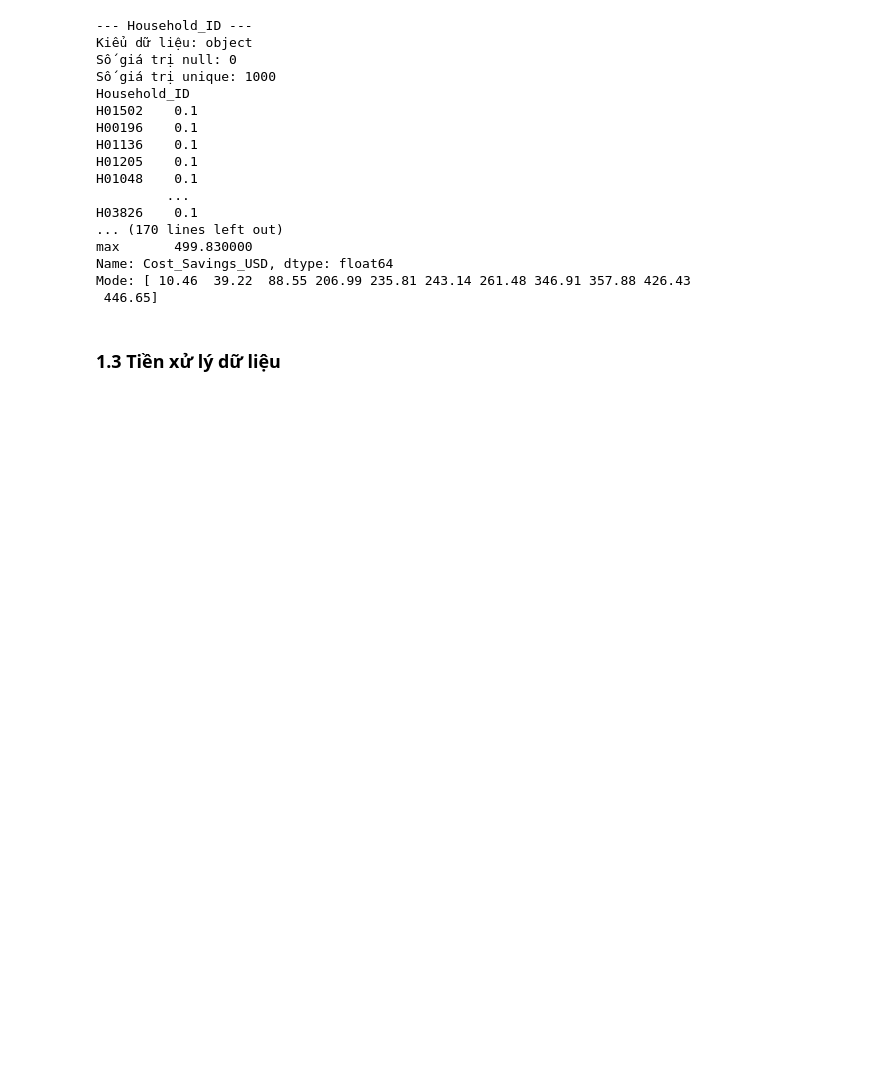
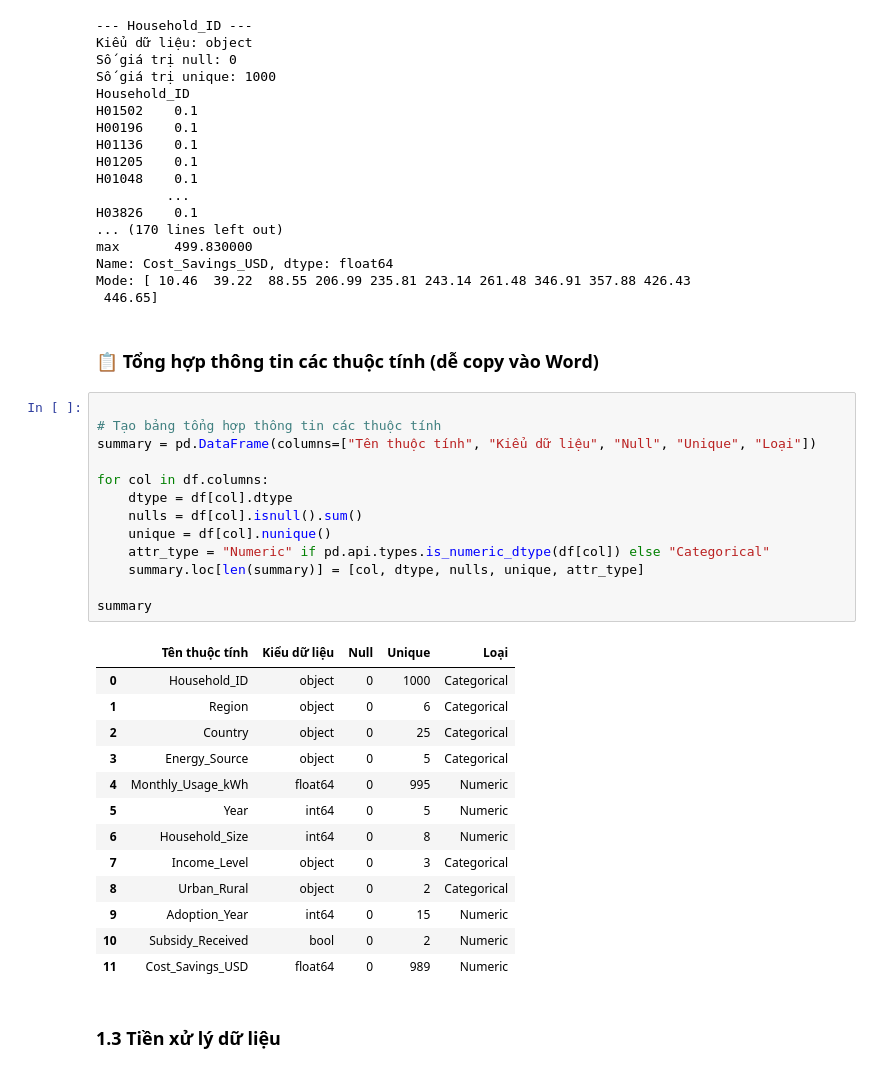
Before and after one commit to baolamabcd13/jupyter_lmt, a Jupyter notebook: notebooks/renew_final_advanced_sorted.ipynb, the cells around one changed output. Drawn from its saved outputs; the diff is of its cells as text; blank space fills up the shorter version.

```diff
--- a/notebooks/renew_final_advanced_sorted.ipynb
+++ b/notebooks/renew_final_advanced_sorted.ipynb
@@ -61,6 +61,35 @@ max       499.830000
 Name: Cost_Savings_USD, dtype: float64
 Mode: [ 10.46  39.22  88.55 206.99 235.81 243.14 261.48 346.91 357.88 426.43
  446.65]
+# %% [markdown]
+### 📋 Tổng hợp thông tin các thuộc tính (dễ copy vào Word)
+# %%
+
+# Tạo bảng tổng hợp thông tin các thuộc tính
+summary = pd.DataFrame(columns=["Tên thuộc tính", "Kiểu dữ liệu", "Null", "Unique", "Loại"])
+
+for col in df.columns:
+    dtype = df[col].dtype
+    nulls = df[col].isnull().sum()
+    unique = df[col].nunique()
+    attr_type = "Numeric" if pd.api.types.is_numeric_dtype(df[col]) else "Categorical"
+    summary.loc[len(summary)] = [col, dtype, nulls, unique, attr_type]
+
+summary
+# %% [output]
+|  | Tên thuộc tính | Kiểu dữ liệu | Null | Unique | Loại |
+| 0 | Household_ID | object | 0 | 1000 | Categorical |
+| 1 | Region | object | 0 | 6 | Categorical |
+| 2 | Country | object | 0 | 25 | Categorical |
+| 3 | Energy_Source | object | 0 | 5 | Categorical |
+| 4 | Monthly_Usage_kWh | float64 | 0 | 995 | Numeric |
+| 5 | Year | int64 | 0 | 5 | Numeric |
+| 6 | Household_Size | int64 | 0 | 8 | Numeric |
+| 7 | Income_Level | object | 0 | 3 | Categorical |
+| 8 | Urban_Rural | object | 0 | 2 | Categorical |
+| 9 | Adoption_Year | int64 | 0 | 15 | Numeric |
+| 10 | Subsidy_Received | bool | 0 | 2 | Numeric |
+| 11 | Cost_Savings_USD | float64 | 0 | 989 | Numeric |
 # %% [markdown]
 ### 1.3 Tiền xử lý dữ liệu
 # %%
```
Also changed, not shown: parts of 9 cells of this notebook, 1 other file.
